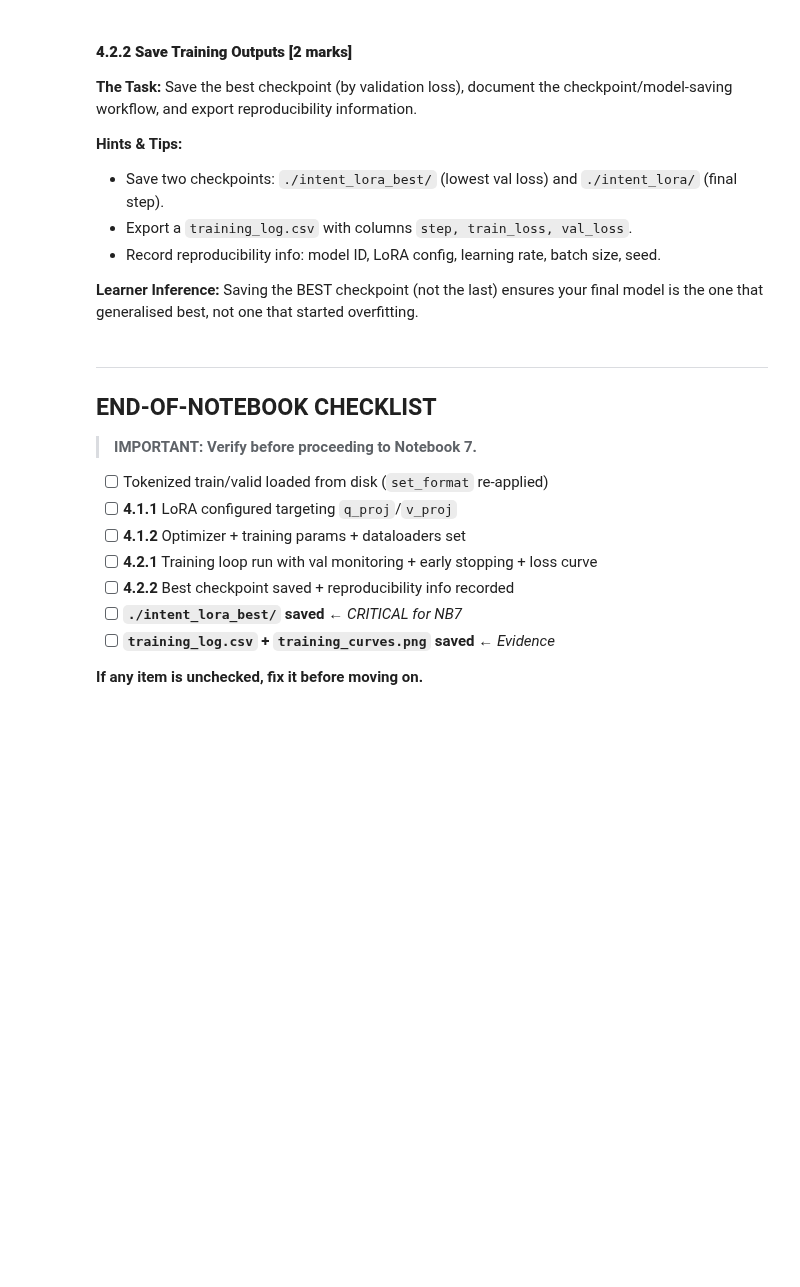
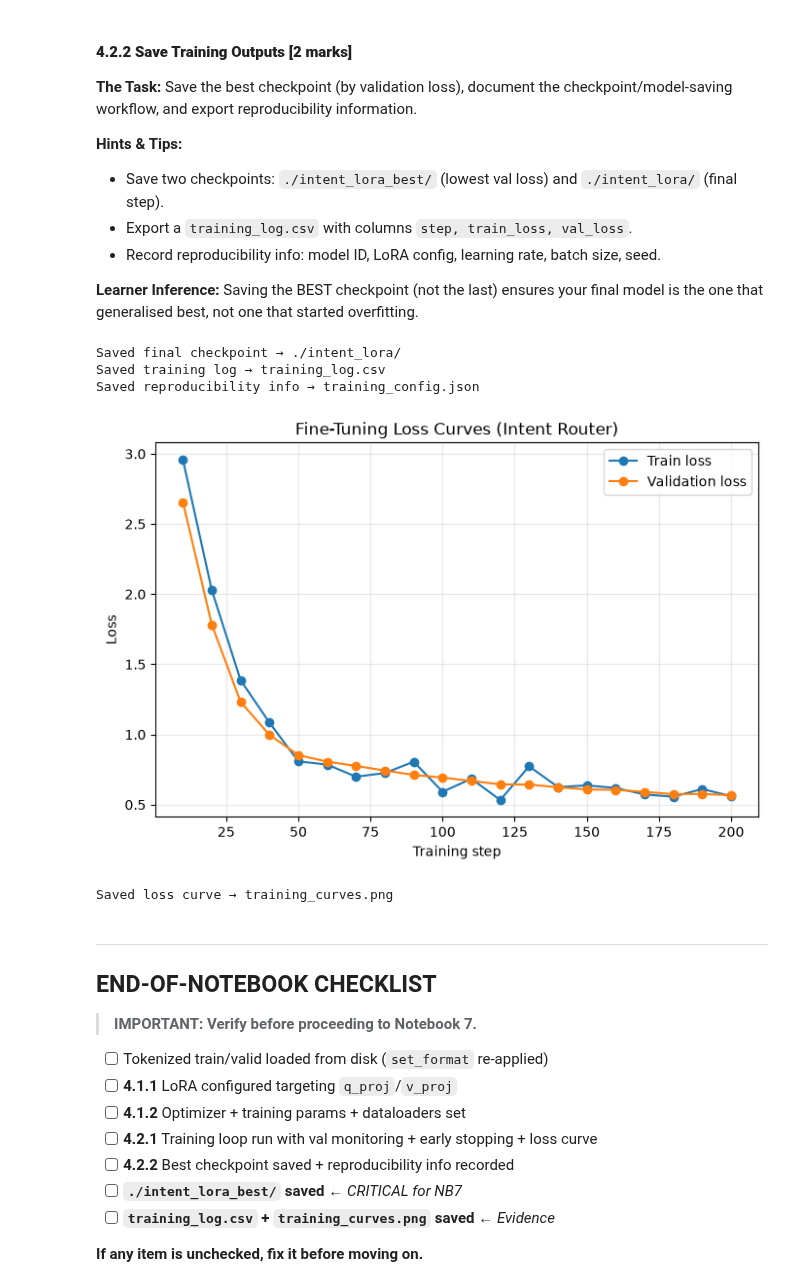
Before and after one commit to abinasn/machine-learning, a Jupyter notebook: capstone-project/Fine_Tuning_Pipeline.ipynb, the cells around one changed output. Cells and saved outputs as stored; diff of their text form; code cells hidden in the pictures; blank space fills up the shorter version.

Commit message:
fine_tuning

```diff
--- a/capstone-project/Fine_Tuning_Pipeline.ipynb
+++ b/capstone-project/Fine_Tuning_Pipeline.ipynb
@@ -77,0 +140,16 @@
+# %%
+# YOUR CODE HERE
+import itertools
+
+def compute_loss(batch):
+    batch = {k: v.to(device) for k, v in batch.items()}
+    outputs = peft_model(**batch)
+    return outputs.loss
+
+peft_model.train()
+best_val_loss = float("inf")
+patience_counter = 0
+log = []
+
+train_iter = itertools.cycle(train_loader)
+print("Setup done. Ready to train.")
@@ -90,3 +227,55 @@
+# %%
+# YOUR CODE HERE
+import csv, json
+
+peft_model.save_pretrained("./intent_lora")
+print("Saved final checkpoint → ./intent_lora/")
+
+with open("training_log.csv", "w", newline="") as f:
+    writer = csv.writer(f)
+    writer.writerow(["step", "train_loss", "val_loss"])
+    writer.writerows(log)
+print("Saved training log → training_log.csv")
+
+repro = {
+    "model_id": MODEL_ID,
+    "lora": {"r": 16, "alpha": 32, "target_modules": ["q_proj", "v_proj"],
+             "dropout": 0.05},
+    "learning_rate": 2e-4,
+    "batch_size": BATCH_SIZE,
+    "max_steps": MAX_STEPS,
+    "best_val_loss": round(best_val_loss, 4),
+    "device": device,
+    "note": "LoRA on Apple Silicon MPS in float16 (QLoRA/4-bit bitsandbytes not supported on M1)",
+}
+with open("training_config.json", "w") as f:
+    json.dump(repro, f, indent=2)
+print("Saved reproducibility info → training_config.json")
+# %% [output]
+Saved final checkpoint → ./intent_lora/
+Saved training log → training_log.csv
+Saved reproducibility info → training_config.json
+# %%
+import matplotlib.pyplot as plt
+
+steps      = [row[0] for row in log]
+train_loss = [row[1] for row in log]
+val_loss   = [row[2] for row in log]
+
+plt.figure(figsize=(8, 5))
+plt.plot(steps, train_loss, marker="o", label="Train loss")
+plt.plot(steps, val_loss,   marker="o", label="Validation loss")
+plt.xlabel("Training step")
+plt.ylabel("Loss")
+plt.title("Fine-Tuning Loss Curves (Intent Router)")
+plt.legend()
+plt.grid(True, alpha=0.3)
+plt.savefig("training_curves.png", dpi=150, bbox_inches="tight")
+plt.show()
+print("Saved loss curve → training_curves.png")
+# %% [output]
+[figure, added]
+Saved loss curve → training_curves.png
 # %% [markdown]
 ---
 ## END-OF-NOTEBOOK CHECKLIST
```
Also changed, not shown: parts of 10 cells of this notebook.
